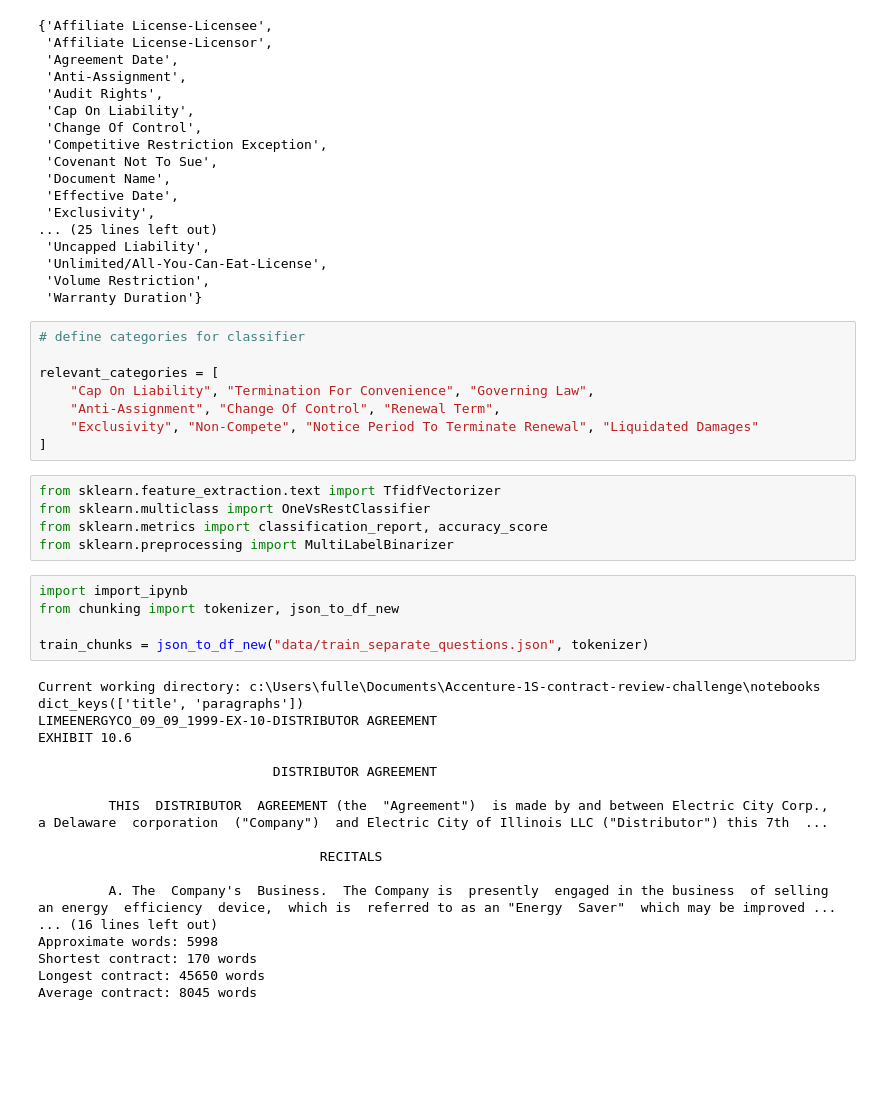
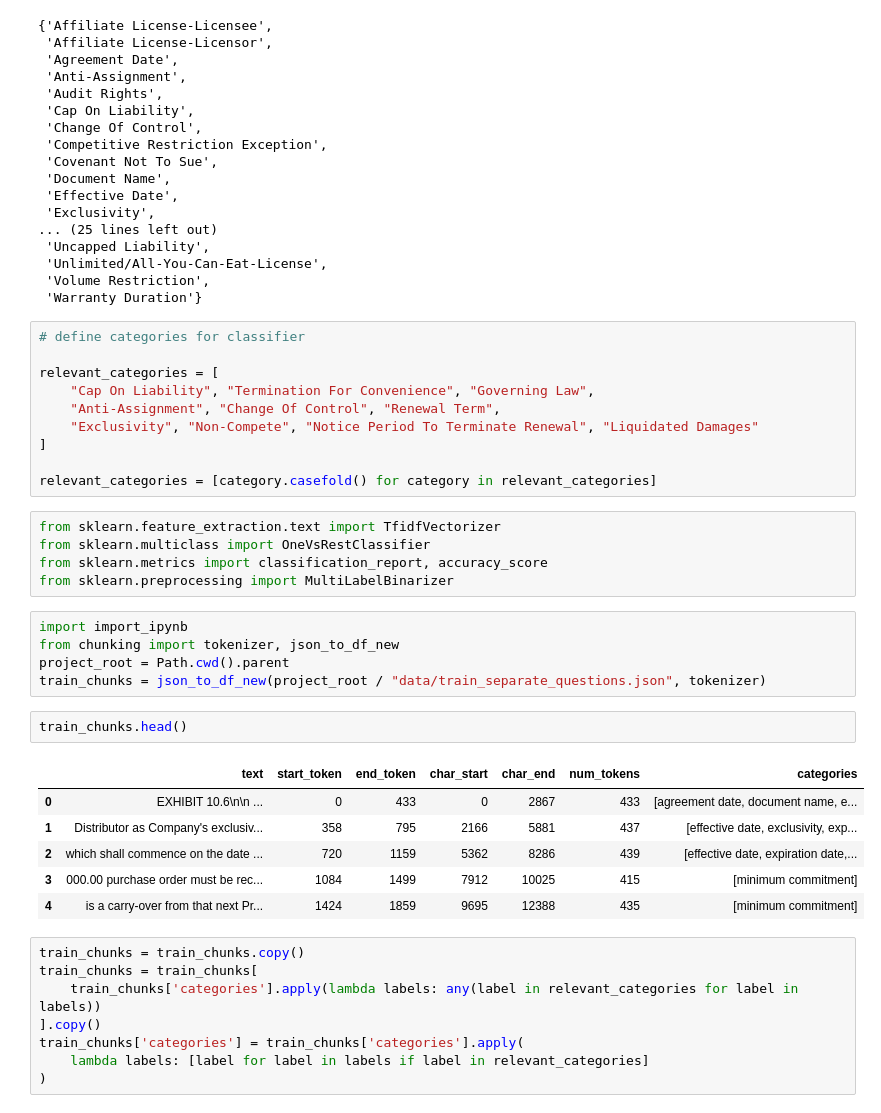
Before and after one commit to Break-Through-Tech/Accenture-1S-contract-review-challenge, a Jupyter notebook: notebooks/tf-idf_baseline.ipynb, the cells around one changed output. Cells and saved outputs as stored; diff of their text form; blank space fills up the shorter version.

Commit message:
integrate chunking

```diff
--- a/notebooks/tf-idf_baseline.ipynb
+++ b/notebooks/tf-idf_baseline.ipynb
@@ -162,6 +162,8 @@ relevant_categories = [
     "Anti-Assignment", "Change Of Control", "Renewal Term",
     "Exclusivity", "Non-Compete", "Notice Period To Terminate Renewal", "Liquidated Damages"
 ]
+
+relevant_categories = [category.casefold() for category in relevant_categories]
 # %%
 from sklearn.feature_extraction.text import TfidfVectorizer
 from sklearn.multiclass import OneVsRestClassifier
@@ -170,26 +172,25 @@ from sklearn.preprocessing import MultiLabelBinarizer
 # %%
 import import_ipynb
 from chunking import tokenizer, json_to_df_new
-
-train_chunks = json_to_df_new("data/train_separate_questions.json", tokenizer)
+project_root = Path.cwd().parent
+train_chunks = json_to_df_new(project_root / "data/train_separate_questions.json", tokenizer)
-# %% [output]
-Current working directory: c:\Users\fulle\Documents\Accenture-1S-contract-review-challenge\notebooks
-dict_keys(['title', 'paragraphs'])
-LIMEENERGYCO_09_09_1999-EX-10-DISTRIBUTOR AGREEMENT
-EXHIBIT 10.6
-
-                              DISTRIBUTOR AGREEMENT
-
-         THIS  DISTRIBUTOR  AGREEMENT (the  "Agreement")  is made by and between Electric City Corp.,  a Delaware  corporation  ("Company")  and Electric City of Illinois LLC ("Distributor") this 7th  ...
-
-                                    RECITALS
-
-         A. The  Company's  Business.  The Company is  presently  engaged in the business  of selling an energy  efficiency  device,  which is  referred to as an "Energy  Saver"  which may be improved ...
-... (16 lines left out)
-Approximate words: 5998
-Shortest contract: 170 words
-Longest contract: 45650 words
-Average contract: 8045 words
+# %%
+train_chunks.head()
+# %% [output]
+|  | text | start_token | end_token | char_start | char_end | num_tokens | categories |
+| 0 | EXHIBIT 10.6\n\n ... | 0 | 433 | 0 | 2867 | 433 | [agreement date, document name, e... |
+| 1 | Distributor as Company's exclusiv... | 358 | 795 | 2166 | 5881 | 437 | [effective date, exclusivity, exp... |
+| 2 | which shall commence on the date ... | 720 | 1159 | 5362 | 8286 | 439 | [effective date, expiration date,... |
+| 3 | 000.00 purchase order must be rec... | 1084 | 1499 | 7912 | 10025 | 415 | [minimum commitment] |
+| 4 | is a carry-over from that next Pr... | 1424 | 1859 | 9695 | 12388 | 435 | [minimum commitment] |
+# %%
+train_chunks = train_chunks.copy()
+train_chunks = train_chunks[
+    train_chunks['categories'].apply(lambda labels: any(label in relevant_categories for label in labels))
+].copy()
+train_chunks['categories'] = train_chunks['categories'].apply(
+    lambda labels: [label for label in labels if label in relevant_categories]
+)
 # %%
 # prepare training data for classifier
 
```
Also changed, not shown: parts of 5 cells of this notebook, 1 other file.
